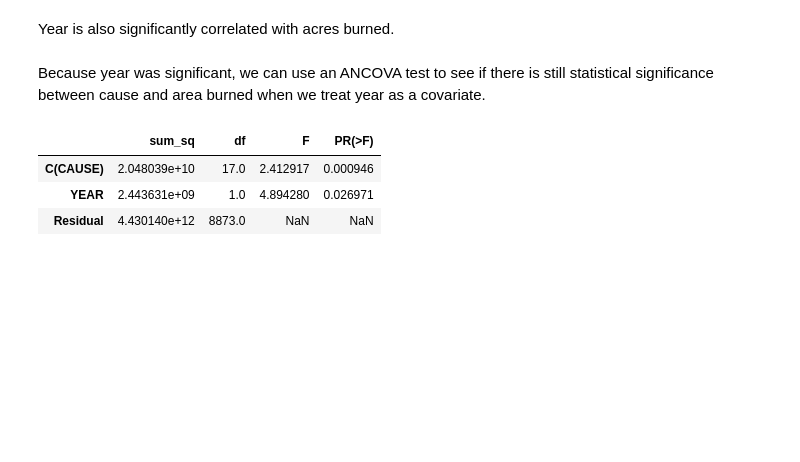
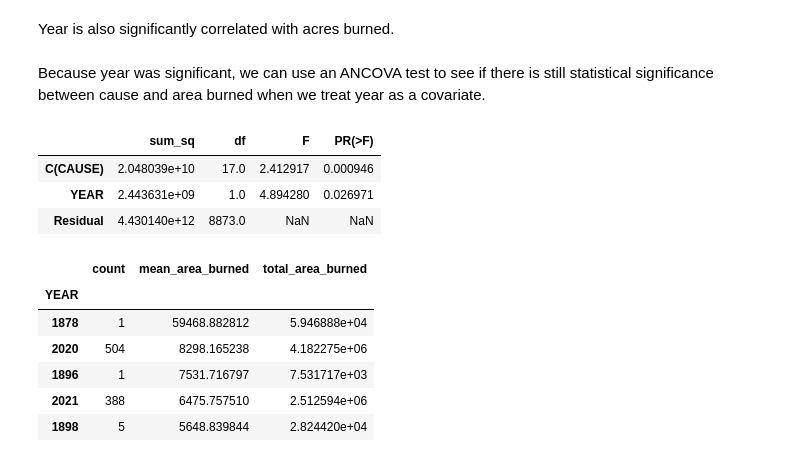
Before and after one commit to elwoodruff/NowellWernerWoodruff, a Jupyter notebook: scripts/dataanalysis.ipynb, the cells around one changed output. Drawn from its saved outputs; the diff is of its cells as text; code cells hidden in the pictures; blank space fills up the shorter version.

```diff
--- a/scripts/dataanalysis.ipynb
+++ b/scripts/dataanalysis.ipynb
@@ -211,3 +211,47 @@ ancova_table
 | C(CAUSE) | 2.048039e+10 | 17.0 | 2.412917 | 0.000946 |
 | YEAR | 2.443631e+09 | 1.0 | 4.894280 | 0.026971 |
 | Residual | 4.430140e+12 | 8873.0 | NaN | NaN |
+# %%
+
+#Adding the other years to see if that trend continues
+fire25_long = raw_fldr / "fire_25_TD.csv"
+
+fire25long = pd.read_csv(fire25_long)
+fire25long = fire25long.loc[:,['YEAR_', 'd_AGENCY', 'd_UNIT_ID', 'FIRE_NAME', 'INC_NUM', 'ALARM_DATE', 'CONT_DATE', 'GIS_ACRES', 'd_CAUSE', 'd_C_METHOD', 'd_OBJECTIVE', 'COMMENTS']]
+
+#Convert Year to Integer data type
+fire25long['YEAR_'] = fire25long['YEAR_'].astype('Int64')
+
+fire25long['ALARM_DATE'] = pd.to_datetime(fire25long['ALARM_DATE'],format='%m/%d/%Y %H:%M:%S')
+fire25long['CONT_DATE'] = pd.to_datetime(fire25long['CONT_DATE'],format='%m/%d/%Y %H:%M:%S')
+
+fire25long = fire25long.rename(
+    columns={
+        'YEAR_': 'YEAR',
+        'd_AGENCY': 'AGENCY',
+        'd_UNIT_ID': 'UNIT_ID',
+        'd_CAUSE': 'CAUSE',
+        'd_OBJECTIVE': 'OBJECTIVE',
+        'd_C_METHOD': 'C_METHOD'
+    }
+)
+
+fire25_2000 = fire25.loc[fire25['YEAR'] >= 1900]
+
+year_summary_long = (fire25long.groupby(['YEAR'])
+                 .agg(
+                     count=('YEAR', 'count'),
+                     mean_area_burned=('GIS_ACRES', 'mean'),
+                     total_area_burned=('GIS_ACRES', 'sum'),
+                 )
+                 .sort_values(by='mean_area_burned', ascending=False)
+)
+year_summary_long.head()
+# %% [output]
+|  | count | mean_area_burned | total_area_burned |
+| YEAR |  |  |  |
+| 1878 | 1 | 59468.882812 | 5.946888e+04 |
+| 2020 | 504 | 8298.165238 | 4.182275e+06 |
+| 1896 | 1 | 7531.716797 | 7.531717e+03 |
+| 2021 | 388 | 6475.757510 | 2.512594e+06 |
+| 1898 | 5 | 5648.839844 | 2.824420e+04 |
```
Also changed, not shown: parts of 2 cells of this notebook.
